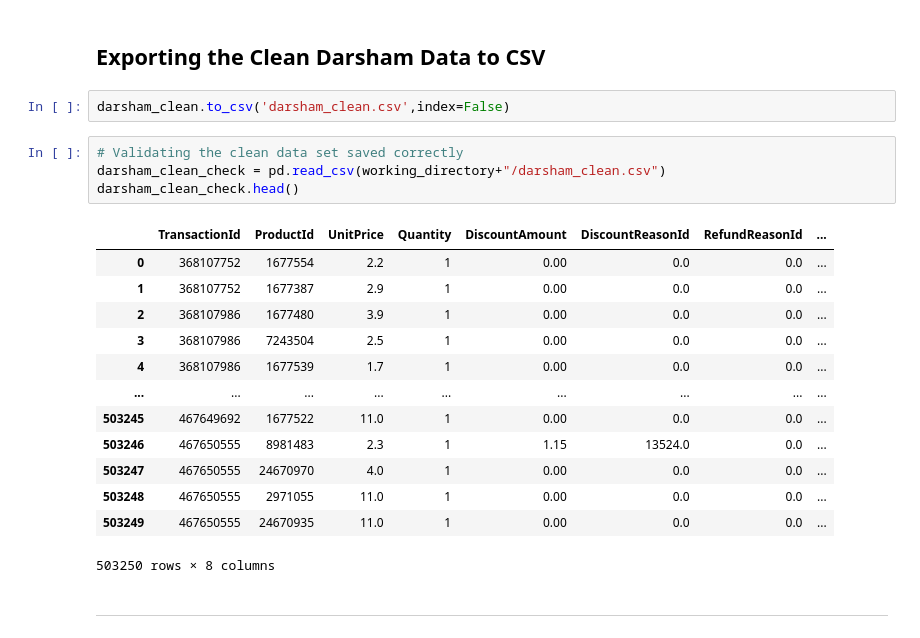
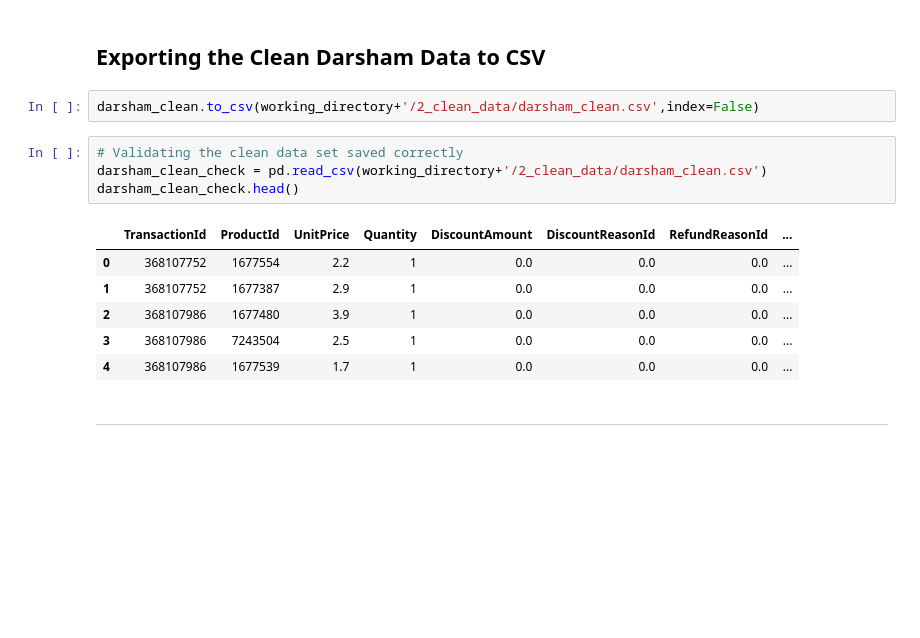
Before and after one commit to amagnall/Bakery_Sales_Forecasting, a Jupyter notebook: 3_Bakery_Data_Cleaning.ipynb, the cells around one changed output. Drawn from its saved outputs; the diff is of its cells as text; blank space fills up the shorter version.

```diff
--- a/3_Bakery_Data_Cleaning.ipynb
+++ b/3_Bakery_Data_Cleaning.ipynb
@@ -1018,25 +1018,18 @@ A copy of the clean dataset is explorted as csv.
 # %% [markdown]
 ## Exporting the Clean Darsham Data to CSV
 # %%
-darsham_clean.to_csv('darsham_clean.csv',index=False)
+darsham_clean.to_csv(working_directory+'/2_clean_data/darsham_clean.csv',index=False)
 # %%
 # Validating the clean data set saved correctly
-darsham_clean_check = pd.read_csv(working_directory+"/darsham_clean.csv")
+darsham_clean_check = pd.read_csv(working_directory+'/2_clean_data/darsham_clean.csv')
 darsham_clean_check.head()
 # %% [output]
 |  | TransactionId | ProductId | UnitPrice | Quantity | DiscountAmount | DiscountReasonId | RefundReasonId | ... |
-| 0 | 368107752 | 1677554 | 2.2 | 1 | 0.00 | 0.0 | 0.0 | ... |
-| 1 | 368107752 | 1677387 | 2.9 | 1 | 0.00 | 0.0 | 0.0 | ... |
-| 2 | 368107986 | 1677480 | 3.9 | 1 | 0.00 | 0.0 | 0.0 | ... |
-| 3 | 368107986 | 7243504 | 2.5 | 1 | 0.00 | 0.0 | 0.0 | ... |
-| 4 | 368107986 | 1677539 | 1.7 | 1 | 0.00 | 0.0 | 0.0 | ... |
-| ... | ... | ... | ... | ... | ... | ... | ... | ... |
-| 503245 | 467649692 | 1677522 | 11.0 | 1 | 0.00 | 0.0 | 0.0 | ... |
-| 503246 | 467650555 | 8981483 | 2.3 | 1 | 1.15 | 13524.0 | 0.0 | ... |
-| 503247 | 467650555 | 24670970 | 4.0 | 1 | 0.00 | 0.0 | 0.0 | ... |
-| 503248 | 467650555 | 2971055 | 11.0 | 1 | 0.00 | 0.0 | 0.0 | ... |
-| 503249 | 467650555 | 24670935 | 11.0 | 1 | 0.00 | 0.0 | 0.0 | ... |
+| 0 | 368107752 | 1677554 | 2.2 | 1 | 0.0 | 0.0 | 0.0 | ... |
+| 1 | 368107752 | 1677387 | 2.9 | 1 | 0.0 | 0.0 | 0.0 | ... |
+| 2 | 368107986 | 1677480 | 3.9 | 1 | 0.0 | 0.0 | 0.0 | ... |
+| 3 | 368107986 | 7243504 | 2.5 | 1 | 0.0 | 0.0 | 0.0 | ... |
+| 4 | 368107986 | 1677539 | 1.7 | 1 | 0.0 | 0.0 | 0.0 | ... |
-503250 rows × 8 columns
 # %% [markdown]
 ---
 # %% [markdown]
```
Also changed, not shown: parts of 8 cells of this notebook, 3 other files.
